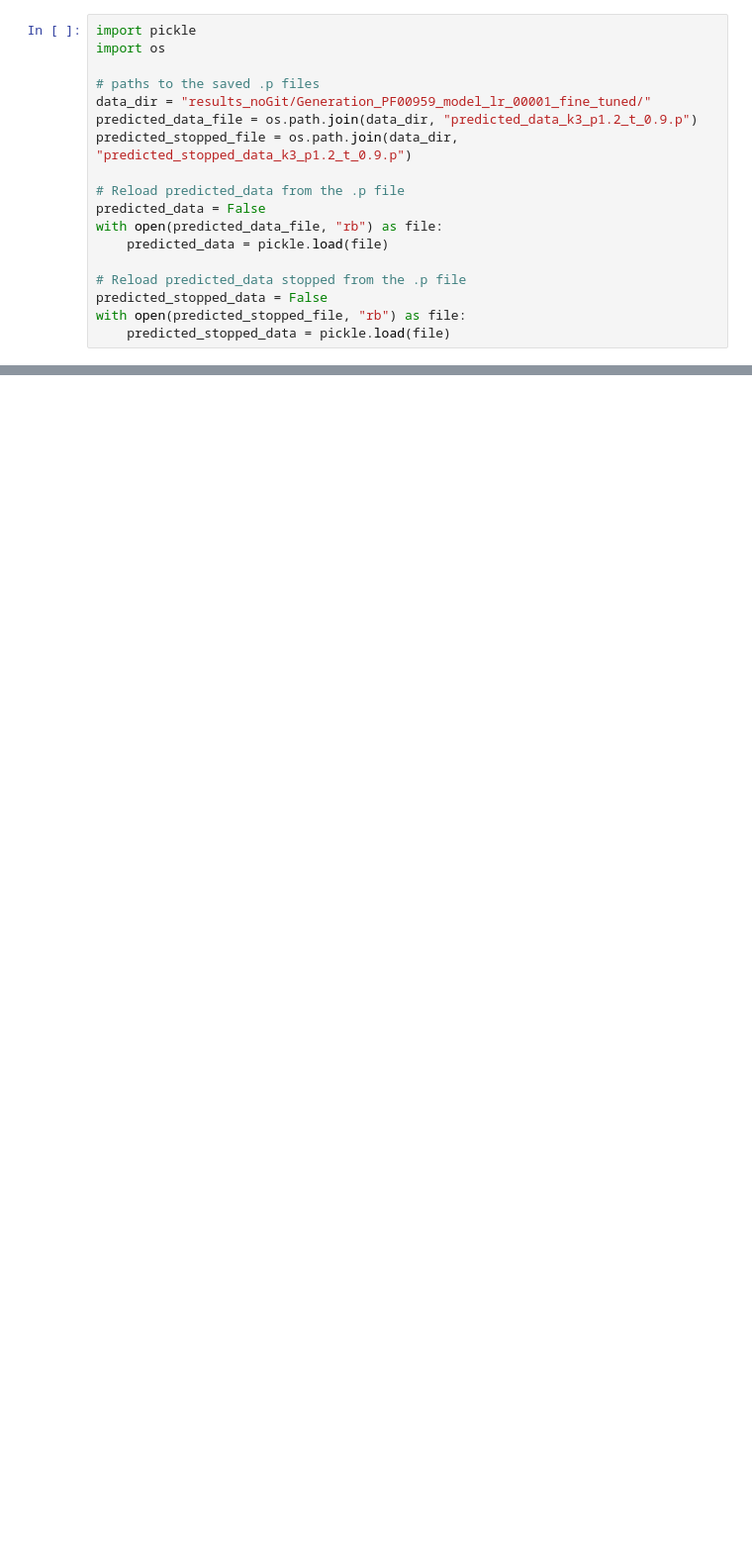
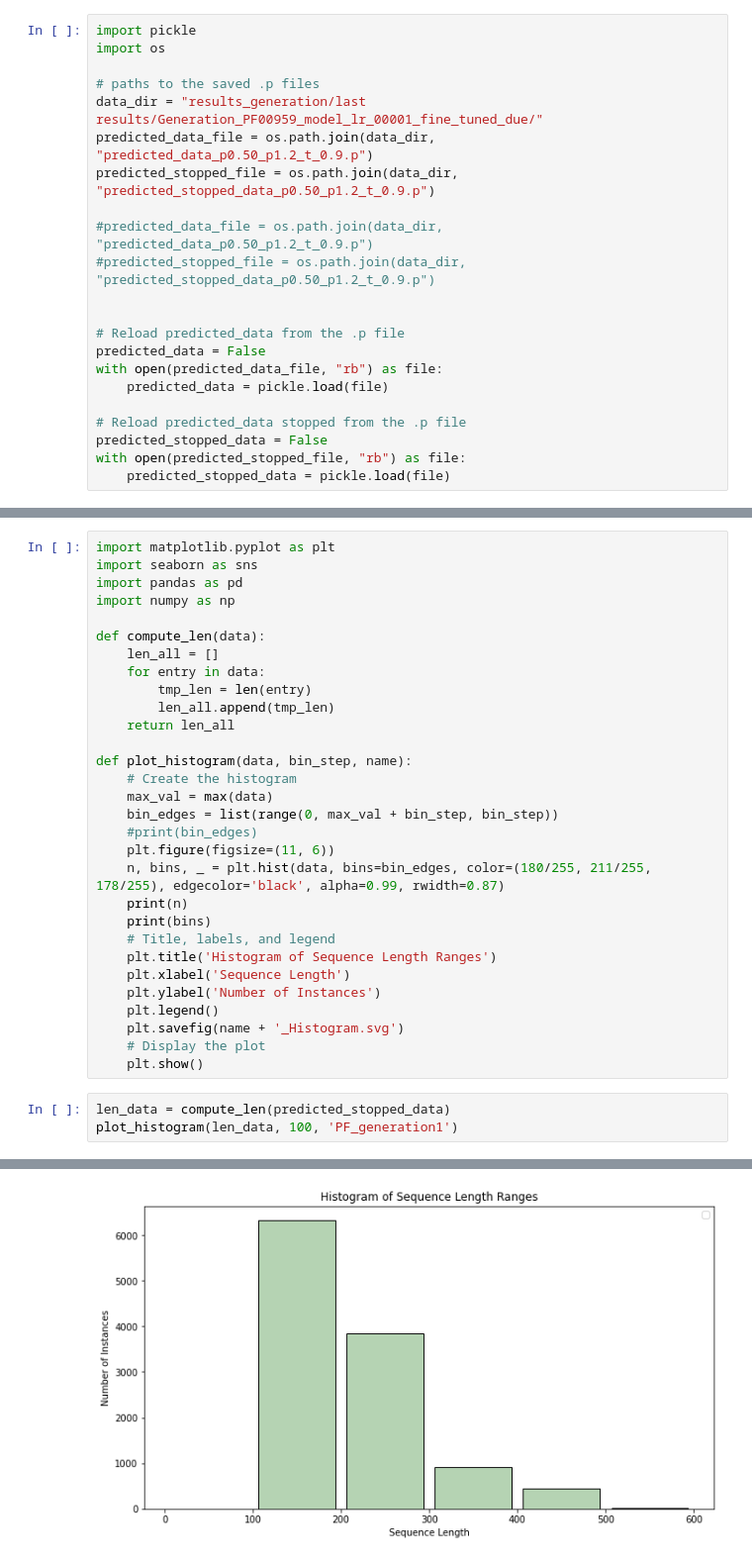
Before and after one commit to AnacletoLAB/Finenzyme, a Jupyter notebook: generation_analysis.ipynb, the cells around one changed output, grey strips where cells are left out. Shown at 99% size. Saved outputs shown, nothing was run; the diff lists cells and outputs as text; blank space fills up the shorter version.

Commit message:
Added experiments on generated data, added code for specific protein generation

```diff
--- a/generation_analysis.ipynb
+++ b/generation_analysis.ipynb
@@ -3,9 +3,13 @@ import pickle
 import os
 
 # paths to the saved .p files
-data_dir = "results_noGit/Generation_PF00959_model_lr_00001_fine_tuned/"
-predicted_data_file = os.path.join(data_dir, "predicted_data_k3_p1.2_t_0.9.p")
-predicted_stopped_file = os.path.join(data_dir, "predicted_stopped_data_k3_p1.2_t_0.9.p")
+data_dir = "results_generation/last results/Generation_PF00959_model_lr_00001_fine_tuned_due/"
+predicted_data_file = os.path.join(data_dir, "predicted_data_p0.50_p1.2_t_0.9.p")
+predicted_stopped_file = os.path.join(data_dir, "predicted_stopped_data_p0.50_p1.2_t_0.9.p")
+
+#predicted_data_file = os.path.join(data_dir, "predicted_data_p0.50_p1.2_t_0.9.p")
+#predicted_stopped_file = os.path.join(data_dir, "predicted_stopped_data_p0.50_p1.2_t_0.9.p")
+
 
 # Reload predicted_data from the .p file
 predicted_data = False
@@ -34,0 +39,34 @@ len(predicted_data[0])
+# %%
+import matplotlib.pyplot as plt
+import seaborn as sns
+import pandas as pd
+import numpy as np
+
+def compute_len(data):
+    len_all = []
+    for entry in data:
+        tmp_len = len(entry)
+        len_all.append(tmp_len)
+    return len_all
+
+def plot_histogram(data, bin_step, name):
+    # Create the histogram
+    max_val = max(data)
+    bin_edges = list(range(0, max_val + bin_step, bin_step))
+    #print(bin_edges)
+    plt.figure(figsize=(11, 6))
+    n, bins, _ = plt.hist(data, bins=bin_edges, color=(180/255, 211/255, 178/255), edgecolor='black', alpha=0.99, rwidth=0.87)
+    print(n)
+    print(bins)
+    # Title, labels, and legend
+    plt.title('Histogram of Sequence Length Ranges')
+    plt.xlabel('Sequence Length')
+    plt.ylabel('Number of Instances')
+    plt.legend()
+    plt.savefig(name + '_Histogram.svg')
+    # Display the plot
+    plt.show()
+# %%
+len_data = compute_len(predicted_stopped_data)
+plot_histogram(len_data, 100, 'PF_generation1')
+# %% [output]
@@ -34,0 +76 @@ len(predicted_data[0])
+[figure, added]
```
Also changed, not shown: parts of 14 cells of this notebook, 31 other files.
